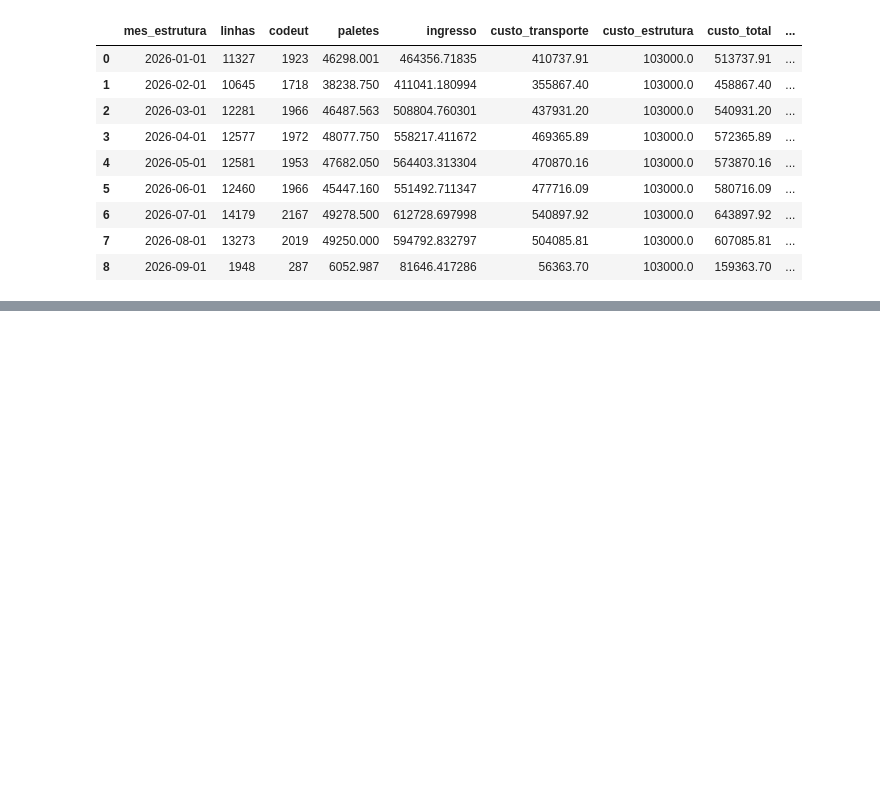
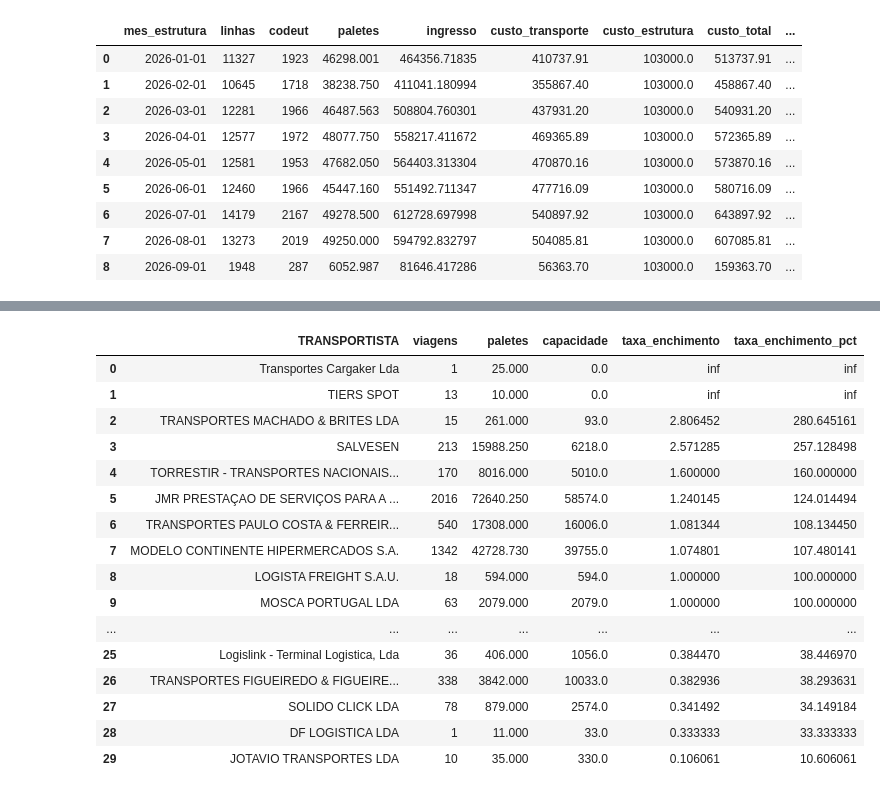
Before and after one commit to ruben-filipe-rocha/Salvesen, a Jupyter notebook: 02.Analise_Financeira/01_Fin_PBI_MAC_excel_V1_C.ipynb, the cells around one changed output, grey strips where cells are left out. Cells and saved outputs as stored; diff of their text form; code cells hidden in the pictures; blank space fills up the shorter version.

```diff
--- a/02.Analise_Financeira/01_Fin_PBI_MAC_excel_V1_C.ipynb
+++ b/02.Analise_Financeira/01_Fin_PBI_MAC_excel_V1_C.ipynb
@@ -2021,0 +2089,68 @@ validacao_parquet
+# %%
+# ==========================
+# 1. Associar transportista ao CODEUT
+# ==========================
+transportista_codeut = (
+    df.groupby("CODEUT", as_index=False)
+    .agg(
+        TRANSPORTISTA=("TRANSPORTISTA", "first"),
+    )
+)
+
+enchimento_transportista = enchimento_viatura.merge(
+    transportista_codeut,
+    on="CODEUT",
+    how="left",
+    validate="one_to_one",
+)
+
+# ==========================
+# 2. Agregar por transportista
+# ==========================
+enchimento_por_transportista = (
+    enchimento_transportista
+    .groupby("TRANSPORTISTA", as_index=False)
+    .agg(
+        viagens=("CODEUT", "nunique"),
+        paletes=("paletes", "sum"),
+        capacidade=("capacidade", "sum"),
+    )
+)
+
+enchimento_por_transportista["taxa_enchimento"] = (
+    enchimento_por_transportista["paletes"]
+    / enchimento_por_transportista["capacidade"]
+)
+
+enchimento_por_transportista["taxa_enchimento_pct"] = (
+    enchimento_por_transportista["taxa_enchimento"] * 100
+)
+
+# ==========================
+# 3. Ordenar
+# ==========================
+enchimento_por_transportista = (
+    enchimento_por_transportista
+    .sort_values("taxa_enchimento_pct", ascending=False)
+    .reset_index(drop=True)
+)
+
+enchimento_por_transportista
+# %% [output]
+|  | TRANSPORTISTA | viagens | paletes | capacidade | taxa_enchimento | taxa_enchimento_pct |
+| 0 | Transportes Cargaker Lda | 1 | 25.000 | 0.0 | inf | inf |
+| 1 | TIERS SPOT | 13 | 10.000 | 0.0 | inf | inf |
+| 2 | TRANSPORTES MACHADO & BRITES LDA | 15 | 261.000 | 93.0 | 2.806452 | 280.645161 |
+| 3 | SALVESEN | 213 | 15988.250 | 6218.0 | 2.571285 | 257.128498 |
+| 4 | TORRESTIR - TRANSPORTES NACIONAIS... | 170 | 8016.000 | 5010.0 | 1.600000 | 160.000000 |
+| 5 | JMR PRESTAÇAO DE SERVIÇOS PARA A ... | 2016 | 72640.250 | 58574.0 | 1.240145 | 124.014494 |
+| 6 | TRANSPORTES PAULO COSTA & FERREIR... | 540 | 17308.000 | 16006.0 | 1.081344 | 108.134450 |
+| 7 | MODELO CONTINENTE HIPERMERCADOS S.A. | 1342 | 42728.730 | 39755.0 | 1.074801 | 107.480141 |
+| 8 | LOGISTA FREIGHT S.A.U. | 18 | 594.000 | 594.0 | 1.000000 | 100.000000 |
+| 9 | MOSCA PORTUGAL LDA | 63 | 2079.000 | 2079.0 | 1.000000 | 100.000000 |
+| ... | ... | ... | ... | ... | ... | ... |
+| 25 | Logislink - Terminal Logistica, Lda | 36 | 406.000 | 1056.0 | 0.384470 | 38.446970 |
+| 26 | TRANSPORTES FIGUEIREDO & FIGUEIRE... | 338 | 3842.000 | 10033.0 | 0.382936 | 38.293631 |
+| 27 | SOLIDO CLICK LDA | 78 | 879.000 | 2574.0 | 0.341492 | 34.149184 |
+| 28 | DF LOGISTICA LDA | 1 | 11.000 | 33.0 | 0.333333 | 33.333333 |
+| 29 | JOTAVIO TRANSPORTES LDA | 10 | 35.000 | 330.0 | 0.106061 | 10.606061 |
```
Also changed, not shown: parts of 9 cells of this notebook, 2 other files.
